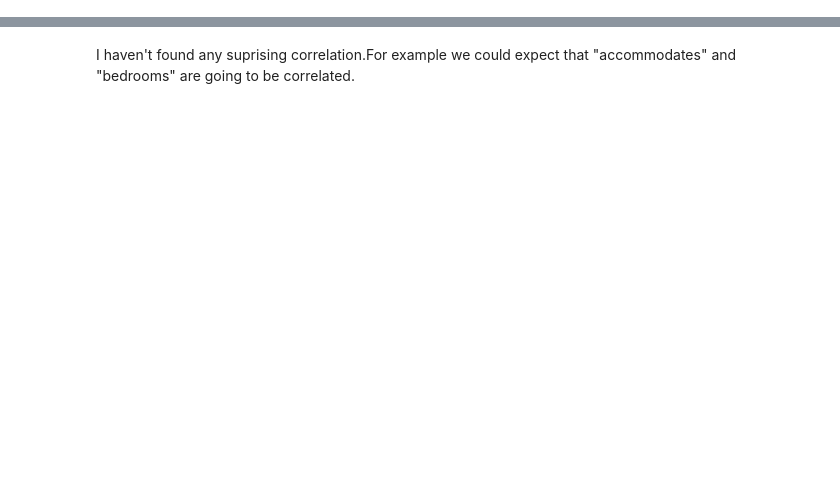
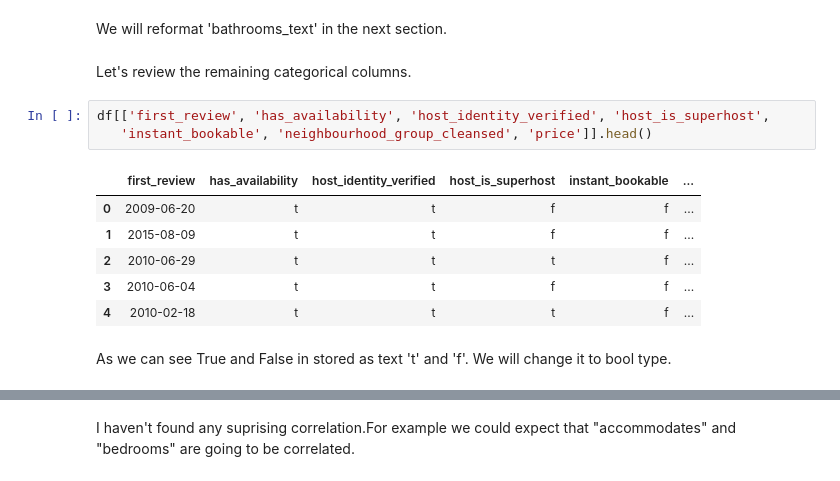
Before and after one commit to irve81/introductionDS, a Jupyter notebook: berlin.ipynb, the cells around one changed output, grey strips where cells are left out. Saved outputs shown, nothing was run; the diff lists cells and outputs as text; blank space fills up the shorter version.

```diff
--- a/berlin.ipynb
+++ b/berlin.ipynb
@@ -58,0 +158,16 @@ Let's have another look at data with a heatmap?
+# %% [markdown]
+We will reformat 'bathrooms_text' in the next section.
+# %% [markdown]
+Let's review the remaining categorical columns.
+# %%
+df[['first_review', 'has_availability', 'host_identity_verified', 'host_is_superhost',
+   'instant_bookable', 'neighbourhood_group_cleansed', 'price']].head()
+# %% [output]
+|  | first_review | has_availability | host_identity_verified | host_is_superhost | instant_bookable | ... |
+| 0 | 2009-06-20 | t | t | f | f | ... |
+| 1 | 2015-08-09 | t | t | f | f | ... |
+| 2 | 2010-06-29 | t | t | t | f | ... |
+| 3 | 2010-06-04 | t | t | f | f | ... |
+| 4 | 2010-02-18 | t | t | t | f | ... |
+# %% [markdown]
+As we can see True and False in stored as text 't' and 'f'. We will change it to bool type.
```
Also changed, not shown: parts of 122 cells of this notebook.
